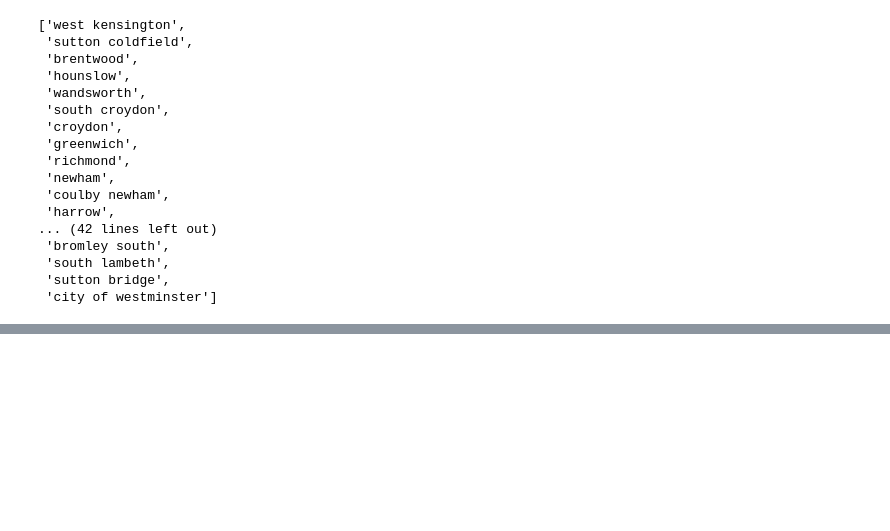
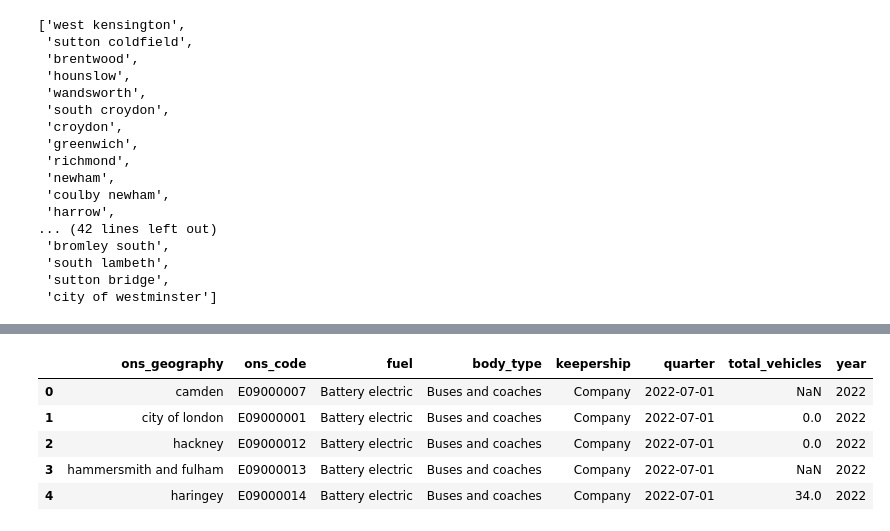
Before and after one commit to cassbc/PythonPortfolio, a Jupyter notebook: Predicting EV Uptake/Predicting EV growth by charging points.ipynb, the cells around one changed output, grey strips where cells are left out. Saved outputs shown, nothing was run; the diff lists cells and outputs as text; code cells hidden in the pictures; blank space fills up the shorter version.

```diff
--- a/Predicting EV Uptake/Predicting EV growth by charging points.ipynb
+++ b/Predicting EV Uptake/Predicting EV growth by charging points.ipynb
@@ -551,0 +562,10 @@ Perfect! Our lists now match, meaning they can talk to one another about the sam
+# %%
+ldn_melt['ons_geography'] = string_cleaner(ldn_melt['ons_geography']) #just making sure all the boroughs are lower case
+ldn_melt.head(5)
+# %% [output]
+|  | ons_geography | ons_code | fuel | body_type | keepership | quarter | total_vehicles | year |
+| 0 | camden | E09000007 | Battery electric | Buses and coaches | Company | 2022-07-01 | NaN | 2022 |
+| 1 | city of london | E09000001 | Battery electric | Buses and coaches | Company | 2022-07-01 | 0.0 | 2022 |
+| 2 | hackney | E09000012 | Battery electric | Buses and coaches | Company | 2022-07-01 | 0.0 | 2022 |
+| 3 | hammersmith and fulham | E09000013 | Battery electric | Buses and coaches | Company | 2022-07-01 | NaN | 2022 |
+| 4 | haringey | E09000014 | Battery electric | Buses and coaches | Company | 2022-07-01 | 34.0 | 2022 |
```
Also changed, not shown: parts of 24 cells of this notebook.
